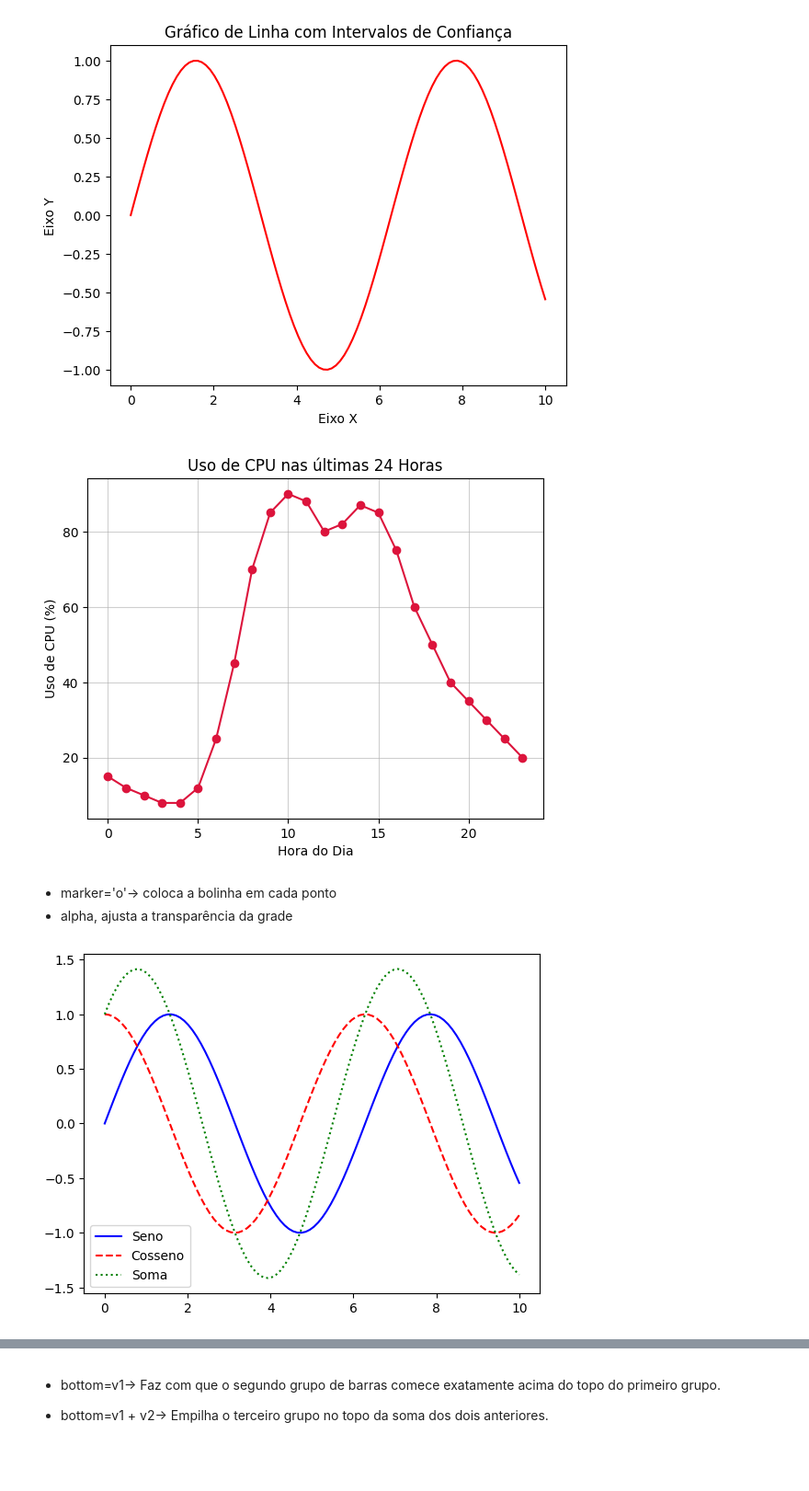
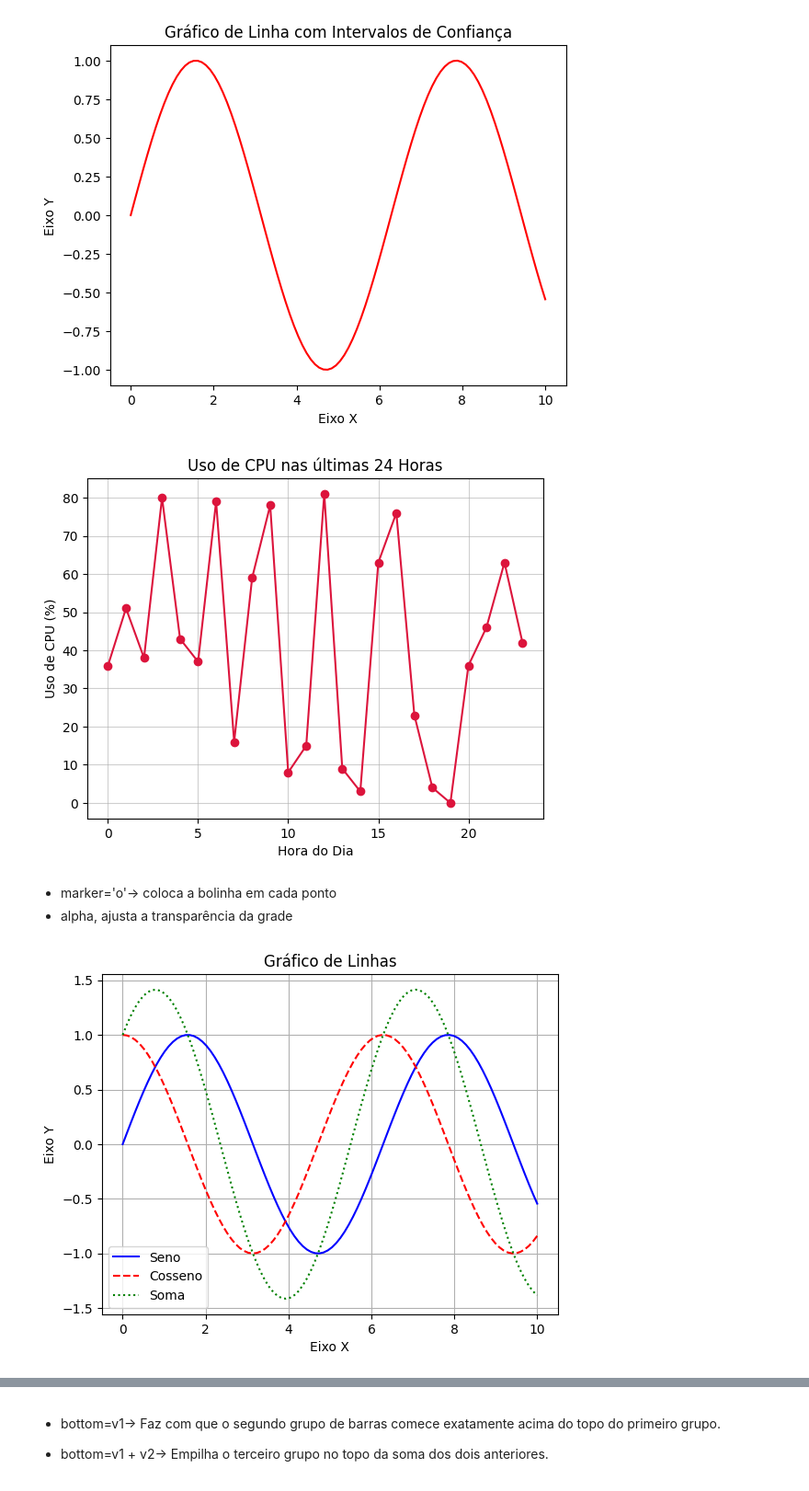
Before and after one commit to MarceloCoccaro12/Disciplina_de_Inteligencia_Artificial_UMC, a Jupyter notebook: Exercicios_NumPy_SciPy_Pandas_Matplotlib.ipynb, the cells around one changed output, grey strips where cells are left out. Shown at 92% size. Drawn from its saved outputs; the diff is of its cells as text; code cells hidden in the pictures; blank space fills up the shorter version.

Commit message:
Atualizando linhas na parte dos exercícios de Matplotlib

```diff
--- a/Exercicios_NumPy_SciPy_Pandas_Matplotlib.ipynb
+++ b/Exercicios_NumPy_SciPy_Pandas_Matplotlib.ipynb
@@ -1222,7 +1222,9 @@ import matplotlib.pyplot as plt
 import numpy as np
 
 horas = np.arange(0, 24)
-uso_cpu = [15, 12, 10, 8, 8, 12, 25, 45, 70, 85, 90, 88, 80, 82, 87, 85, 75, 60, 50, 40, 35, 30, 25, 20]
+uso_cpu = np.random.randint(0, 100, 24)
+
+# Criando o gráfico de linha
 
 plt.plot(horas, uso_cpu, marker='o', color='crimson')
 plt.title("Uso de CPU nas últimas 24 Horas")
@@ -1231,29 +1233,30 @@ plt.ylabel("Uso de CPU (%)")
 plt.grid(True, alpha=0.6)
 plt.show()
 # %% [output]
-[figure, old version]
+[figure, new version]
 # %% [markdown]
 * marker='o'-> coloca a bolinha em cada ponto
 * alpha, ajusta a transparência da grade
 # %%
 # 10 - Plote três gráficos de linha em um único gráfico, cada um com uma cor e
 # estilo de linha diferentes.
 import matplotlib.pyplot as plt
 import numpy as np
 
 x = np.linspace(0, 10, 100)
 
 # Plotanso as 3 linhas
 plt.plot(x, np.sin(x), "b-", label="Seno")
 plt.plot(x, np.cos(x), "r--", label="Cosseno")
-plt.plot(
-    x, np.sin(x) + np.cos(x), "g:", label="Soma"
-)
-
+plt.plot(x, np.sin(x) + np.cos(x), "g:", label="Soma")
+plt.title("Gráfico de Linhas")
+plt.xlabel("Eixo X")
+plt.ylabel("Eixo Y")
+plt.grid(True)
 plt.legend()
 plt.show()
 # %% [output]
-[figure, old version]
+[figure, new version]
 # %% [markdown]
 * "b-" -> blue (azul), linha contínua
 * "r--" -> red (vermelho), tracejada
```
Also changed, not shown: parts of 3 cells of this notebook.
